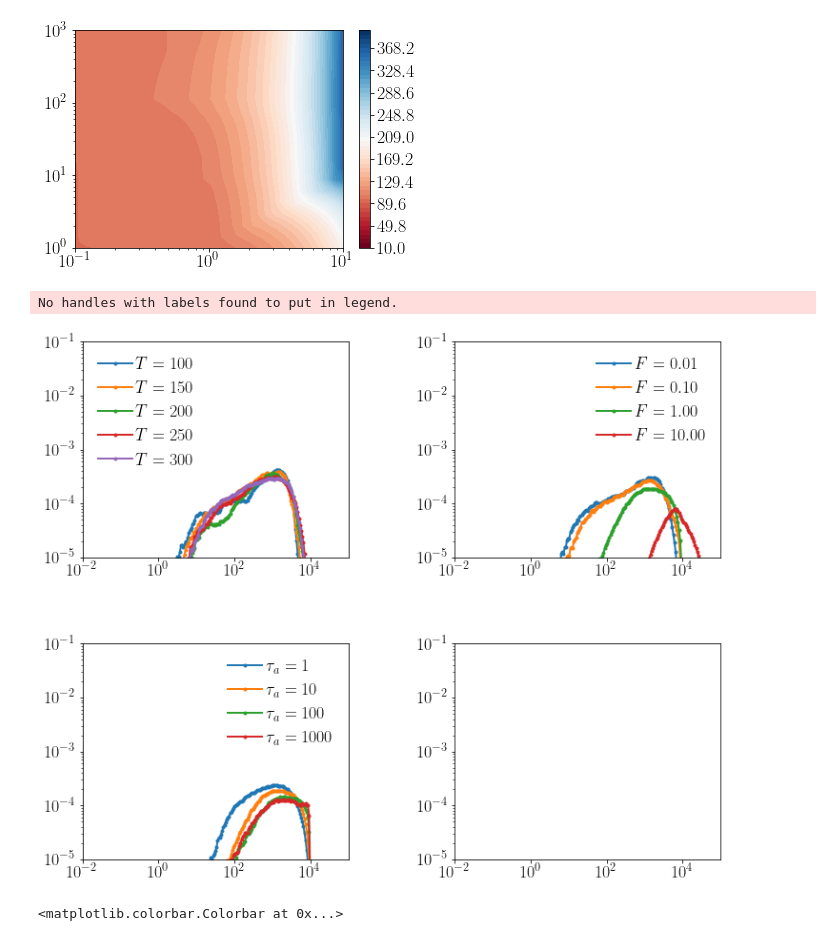
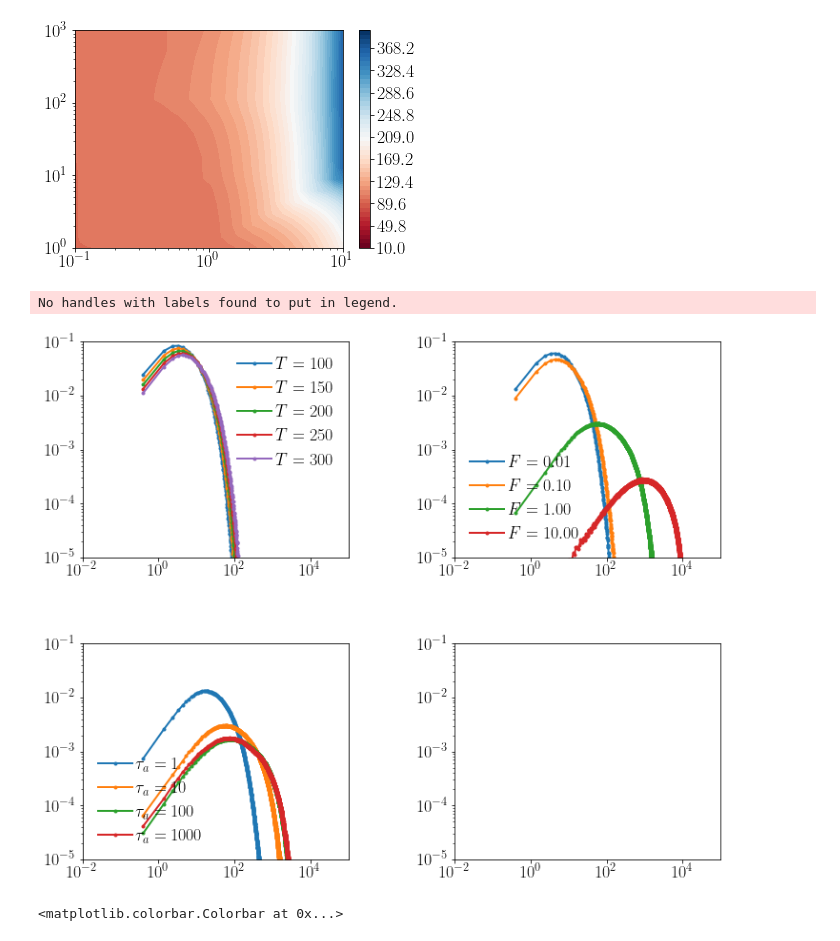
Before and after one commit to s-brahmachari/Active-noise-simulations, a Jupyter notebook: analysis_codes/plot_PD.ipynb, the cells around one changed output. Saved outputs shown, nothing was run; the diff lists cells and outputs as text; code cells hidden in the pictures.

```diff
--- a/analysis_codes/plot_PD.ipynb
+++ b/analysis_codes/plot_PD.ipynb
@@ -166,7 +166,7 @@ fpath='../../data/ROUSE_chain_confined_PD/'
 X,Y=[],[]
 bonds=[]
 par_av=[]
-par='asph'
+par='acyl'
 for fname in os.listdir(fpath):
     if 'shape_descriptor' in fname:
         row=fname.split('_')
@@ -181,34 +181,34 @@ for fname in os.listdir(fpath):
         data_npz=np.load(fpath+fname)
 
         if Ta==1. and F==0:
             ax1.plot(data_npz[par][1],data_npz[par][0],'.-', label='$T={:.0f}$'.format(T))
 
             # print(data_npz[par][0].sum(),np.sum(data_npz['rg'][0]*data_npz['rg'][1]))
 
         if T==250. and Ta==10:
             ax2.plot(data_npz[par][1],data_npz[par][0],'.-', label='$F={:.2f}$'.format(F))
 
         if T==250. and F==1.0:
             ax3.plot(data_npz[par][1],data_npz[par][0],'.-', label='$\\tau_a={:.0f}$'.format(Ta))
 
         if T==300:
             X.append(F)
             Y.append(Ta)
             par_av.append(data_npz[par][1][np.where(data_npz[par][1]==data_npz[par][1].max())][0])
         # bonds.append(simps(data_npz['bins']*data_npz['hist'], data_npz['bins']))
 
 # ax4.semilogx([xx**2*yy/(0.1*0.0083*300) for xx,yy in zip(X,Y)],rg_av,'.')
 
 # ax1.set_xlim(0,5)
 # ax3.set_xlim(0,5)
 for ax in axes.flatten():
     ax.legend()
     ax.loglog()
     ax.set_xlim(1e-2,1e5)
     ax.set_ylim(1e-5,1e-1)
 # %% [output]
 No handles with labels found to put in legend.
-[figure, old version]
+[figure, new version]
 # %%
 Xi,Yi=np.meshgrid(np.logspace(-2,1,50),np.logspace(0,3,20))
 triang=tri.Triangulation(X,Y)
```
Also changed, not shown: 2 other files.
